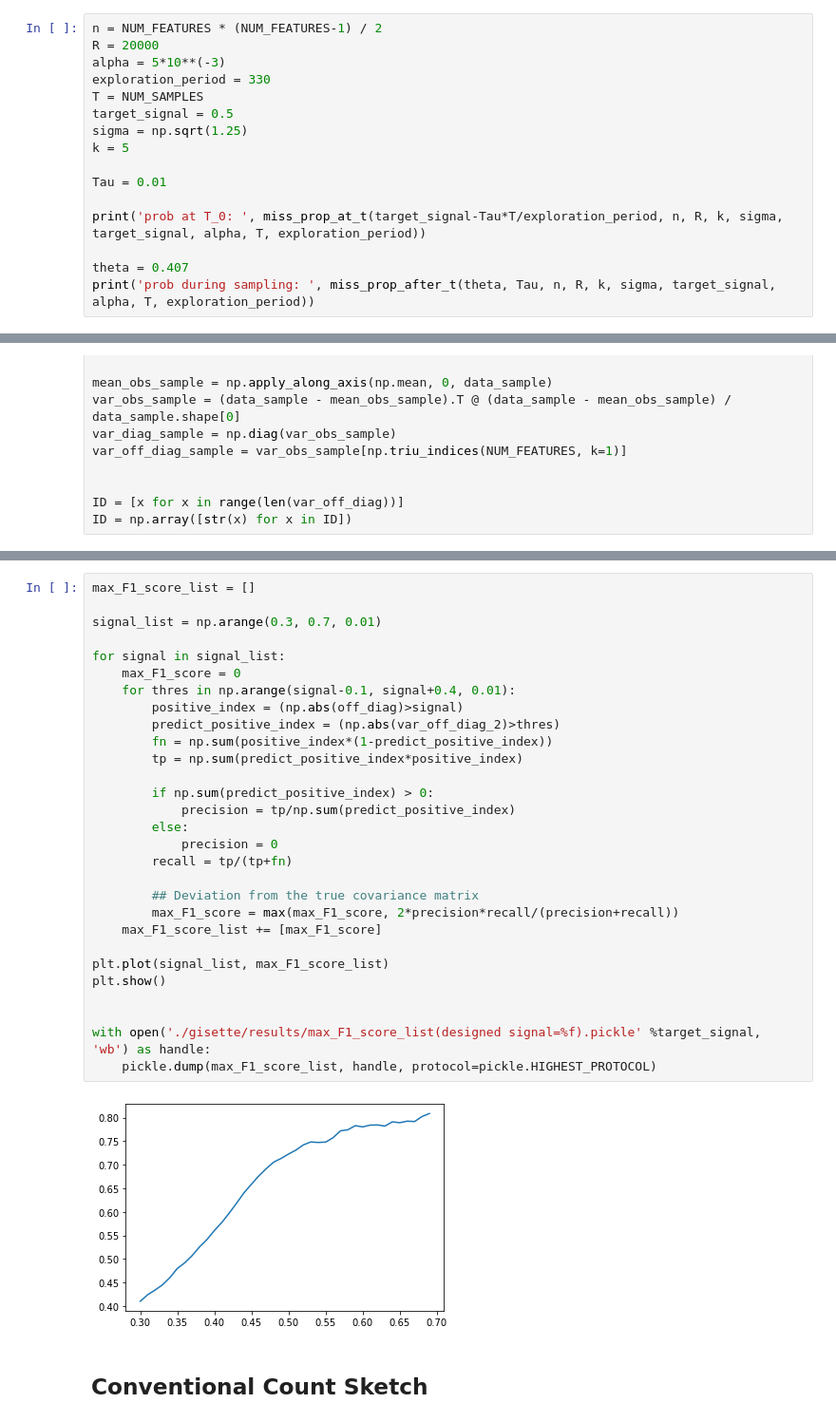
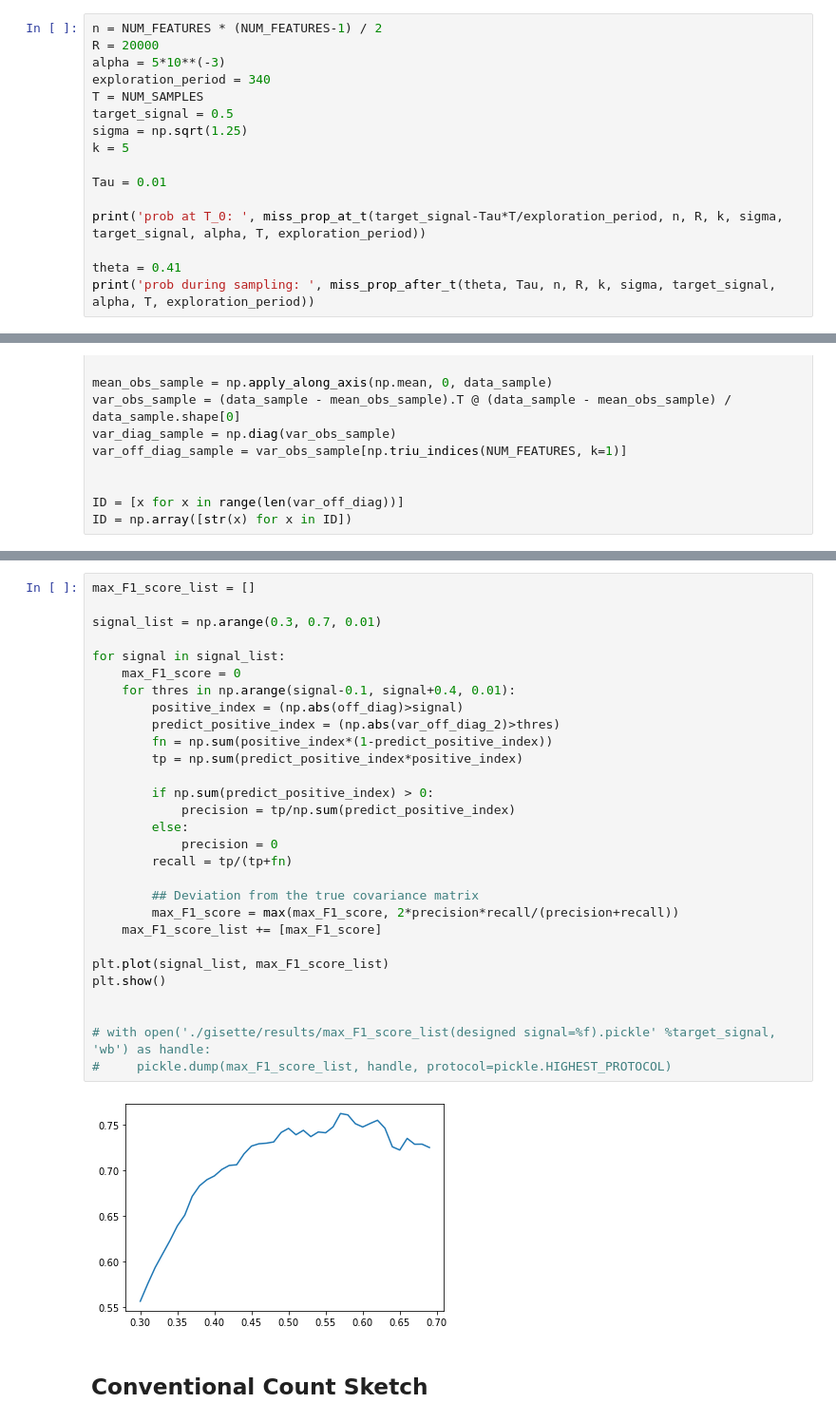
Before and after one commit to apd10/CompressCovariance, a Jupyter notebook: Gisette_experiment.ipynb, the cells around one changed output, grey strips where cells are left out. Shown at 95% size. Drawn from its saved outputs; the diff is of its cells as text.

```diff
--- a/Gisette_experiment.ipynb
+++ b/Gisette_experiment.ipynb
@@ -182,7 +183,7 @@ def miss_prop_after_t(theta, Tau, n, R, k, sigma, signal, alpha, T, t):
 n = NUM_FEATURES * (NUM_FEATURES-1) / 2
 R = 20000
 alpha = 5*10**(-3)
-exploration_period = 330
+exploration_period = 340
 T = NUM_SAMPLES
 target_signal = 0.5
 sigma = np.sqrt(1.25)
@@ -192,6 +193,6 @@ Tau = 0.01
 
 print('prob at T_0: ', miss_prop_at_t(target_signal-Tau*T/exploration_period, n, R, k, sigma, target_signal, alpha, T, exploration_period))
 
-theta = 0.407
+theta = 0.41
 print('prob during sampling: ', miss_prop_after_t(theta, Tau, n, R, k, sigma, target_signal, alpha, T, exploration_period))
 # %% [output]
@@ -328,34 +329,34 @@ Best F1 Score:  0.7803946530872056
 # %%
 max_F1_score_list = []
 
 signal_list = np.arange(0.3, 0.7, 0.01)
 
 for signal in signal_list:
     max_F1_score = 0
     for thres in np.arange(signal-0.1, signal+0.4, 0.01):
         positive_index = (np.abs(off_diag)>signal)
         predict_positive_index = (np.abs(var_off_diag_2)>thres)
         fn = np.sum(positive_index*(1-predict_positive_index))
         tp = np.sum(predict_positive_index*positive_index)
 
         if np.sum(predict_positive_index) > 0:
             precision = tp/np.sum(predict_positive_index)
         else:
             precision = 0
         recall = tp/(tp+fn)
 
         ## Deviation from the true covariance matrix
         max_F1_score = max(max_F1_score, 2*precision*recall/(precision+recall))
     max_F1_score_list += [max_F1_score]
 
 plt.plot(signal_list, max_F1_score_list)
 plt.show()
 
 
-with open('./gisette/results/max_F1_score_list(designed signal=%f).pickle' %target_signal, 'wb') as handle:
-    pickle.dump(max_F1_score_list, handle, protocol=pickle.HIGHEST_PROTOCOL)
+# with open('./gisette/results/max_F1_score_list(designed signal=%f).pickle' %target_signal, 'wb') as handle:
+#     pickle.dump(max_F1_score_list, handle, protocol=pickle.HIGHEST_PROTOCOL)
 # %% [output]
-[figure, old version]
+[figure, new version]
 # %% [markdown]
 ## Conventional Count Sketch
 # %%
```
Also changed, not shown: parts of 10 cells of this notebook.
